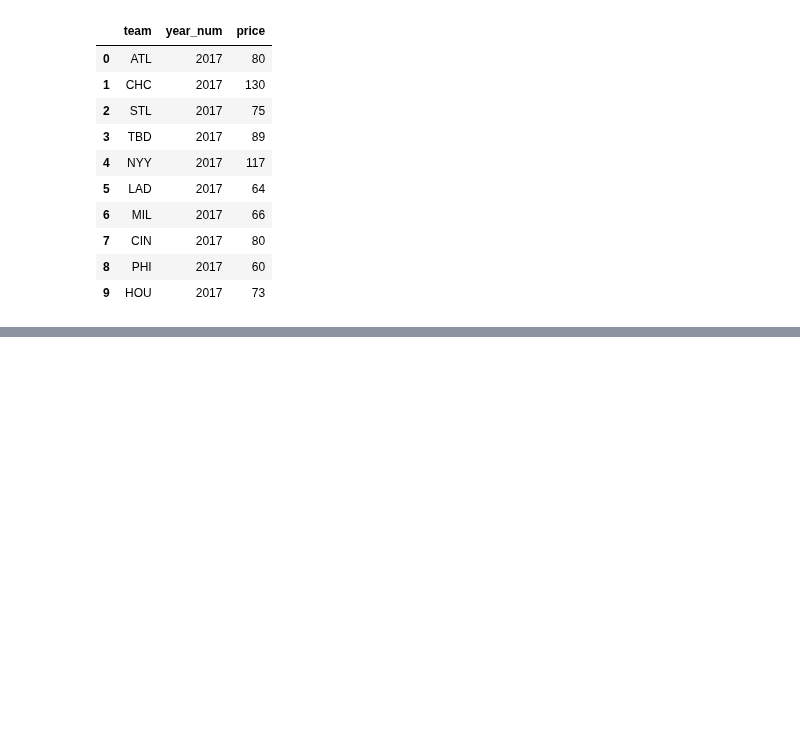
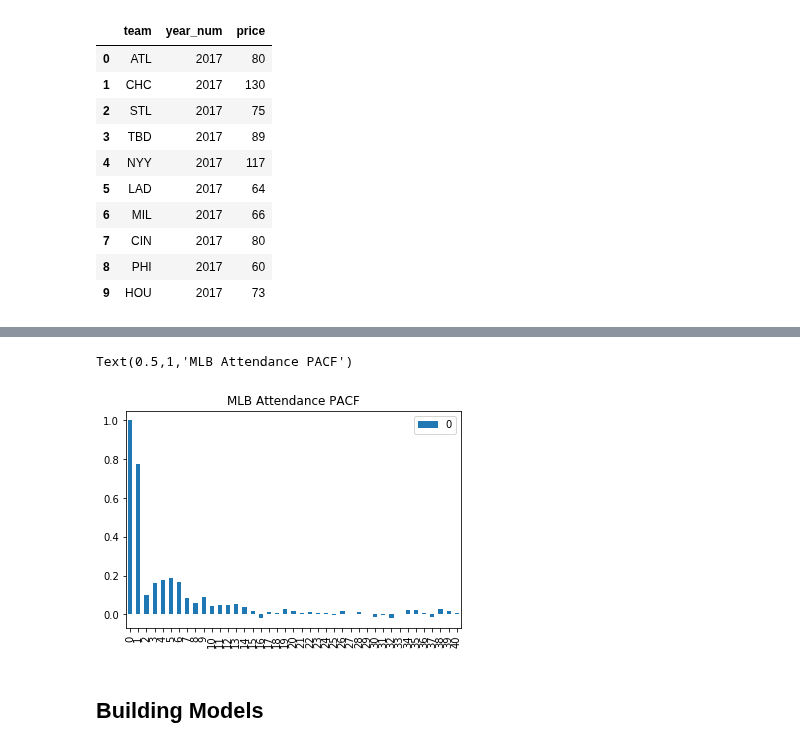
Before and after one commit to str007/Thinkful, a Jupyter notebook: Time_Series_Challenge.ipynb, the cells around one changed output, grey strips where cells are left out. Saved outputs shown, nothing was run; the diff lists cells and outputs as text; code cells hidden in the pictures; blank space fills up the shorter version.

```diff
--- a/Time_Series_Challenge.ipynb
+++ b/Time_Series_Challenge.ipynb
@@ -349,0 +372,10 @@ team_df = pd.merge(team_df, ticket_prices, how='inner', on=['team', 'year_num'])
+# %%
+from statsmodels.tsa.stattools import pacf
+x_acf = pd.DataFrame(pacf(time_series_df.attendance))
+x_acf.plot(kind='bar')
+plt.title("MLB Attendance PACF")
+# %% [output]
+Text(0.5,1,'MLB Attendance PACF')
+[figure, added]
+# %% [markdown]
+## Building Models
```
Also changed, not shown: parts of 14 cells of this notebook.
